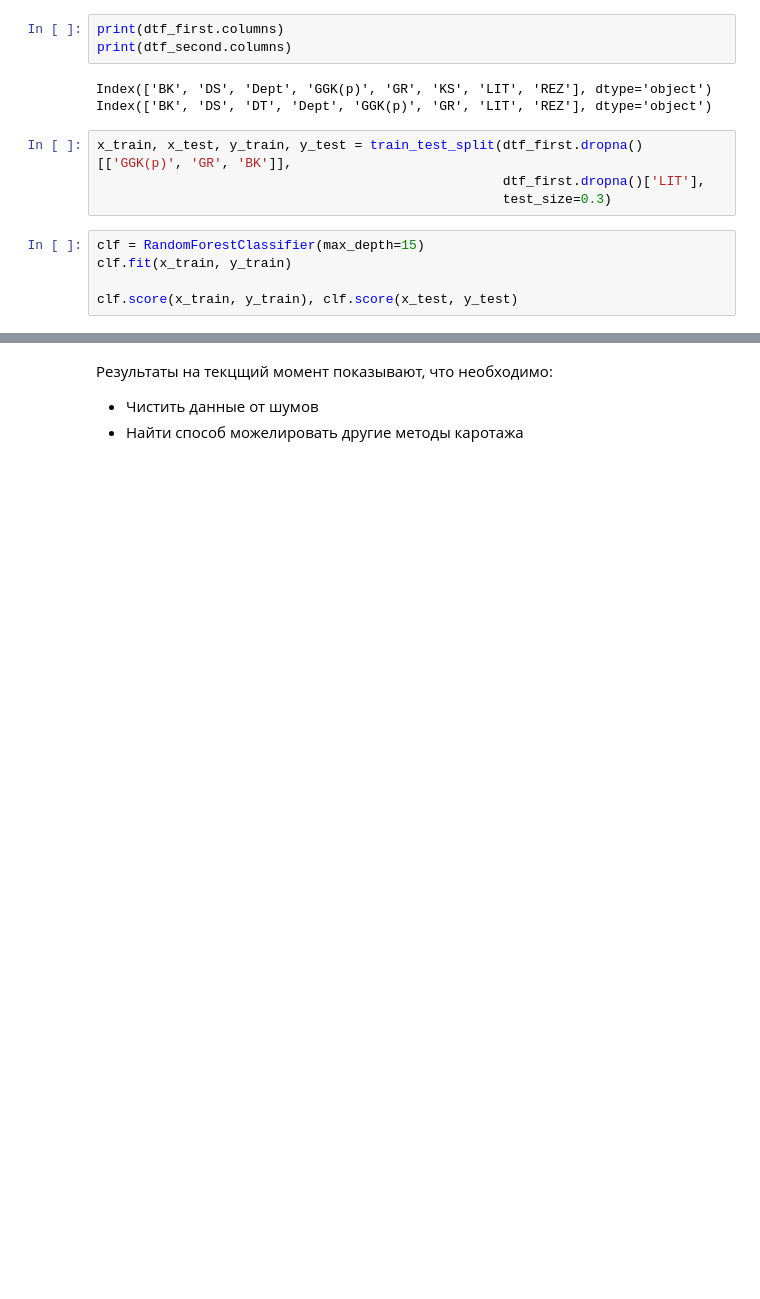
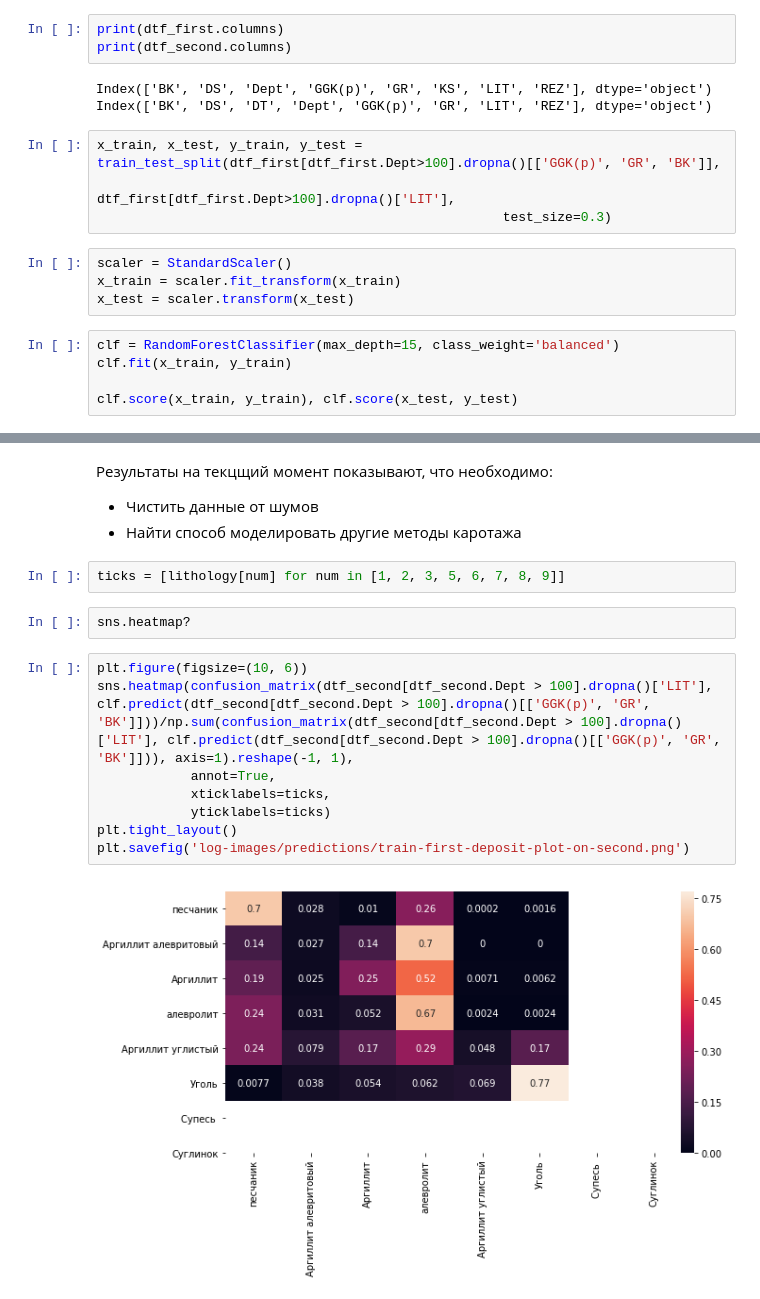
Before and after one commit to churnikov/carrot, a Jupyter notebook: nikita/digdes_data_analysis.ipynb, the cells around one changed output, grey strips where cells are left out. Drawn from its saved outputs; the diff is of its cells as text; blank space fills up the shorter version.

```diff
--- a/nikita/digdes_data_analysis.ipynb
+++ b/nikita/digdes_data_analysis.ipynb
@@ -824,11 +802,15 @@ print(dtf_second.columns)
 Index(['BK', 'DS', 'Dept', 'GGK(p)', 'GR', 'KS', 'LIT', 'REZ'], dtype='object')
 Index(['BK', 'DS', 'DT', 'Dept', 'GGK(p)', 'GR', 'LIT', 'REZ'], dtype='object')
 # %%
-x_train, x_test, y_train, y_test = train_test_split(dtf_first.dropna()[['GGK(p)', 'GR', 'BK']],
-                                                    dtf_first.dropna()['LIT'],
+x_train, x_test, y_train, y_test = train_test_split(dtf_first[dtf_first.Dept>100].dropna()[['GGK(p)', 'GR', 'BK']],
+                                                    dtf_first[dtf_first.Dept>100].dropna()['LIT'],
                                                     test_size=0.3)
+# %%
+scaler = StandardScaler()
+x_train = scaler.fit_transform(x_train)
+x_test = scaler.transform(x_test)
 # %%
-clf = RandomForestClassifier(max_depth=15)
+clf = RandomForestClassifier(max_depth=15, class_weight='balanced')
 clf.fit(x_train, y_train)
 
 clf.score(x_train, y_train), clf.score(x_test, y_test)
@@ -856,4 +850,18 @@ avg / total       0.53      0.51      0.48     24909
 # %% [markdown]
 Результаты на текцщий момент показывают, что необходимо:
 - Чистить данные от шумов
-- Найти способ можелировать другие методы каротажа
+- Найти способ моделировать другие методы каротажа
+# %%
+ticks = [lithology[num] for num in [1, 2, 3, 5, 6, 7, 8, 9]]
+# %%
+sns.heatmap?
+# %%
+plt.figure(figsize=(10, 6))
+sns.heatmap(confusion_matrix(dtf_second[dtf_second.Dept > 100].dropna()['LIT'], clf.predict(dtf_second[dtf_second.Dept > 100].dropna()[['GGK(p)', 'GR', 'BK']]))/np.sum(confusion_matrix(dtf_second[dtf_second.Dept > 100].dropna()['LIT'], clf.predict(dtf_second[dtf_second.Dept > 100].dropna()[['GGK(p)', 'GR', 'BK']])), axis=1).reshape(-1, 1),
+            annot=True,
+            xticklabels=ticks,
+            yticklabels=ticks)
+plt.tight_layout()
+plt.savefig('log-images/predictions/train-first-deposit-plot-on-second.png')
+# %% [output]
+[figure, added]
```
Also changed, not shown: parts of 69 cells of this notebook.
